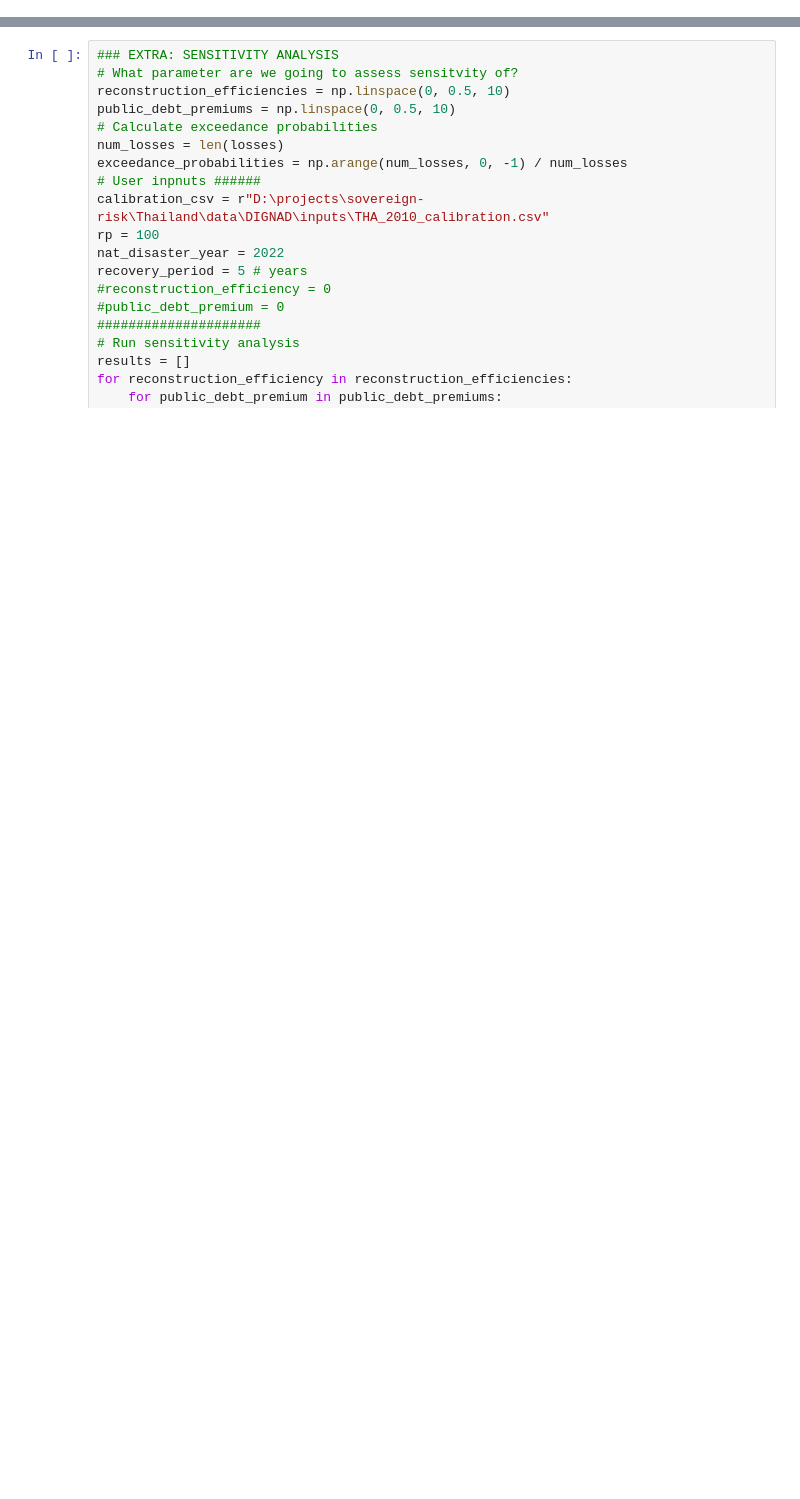
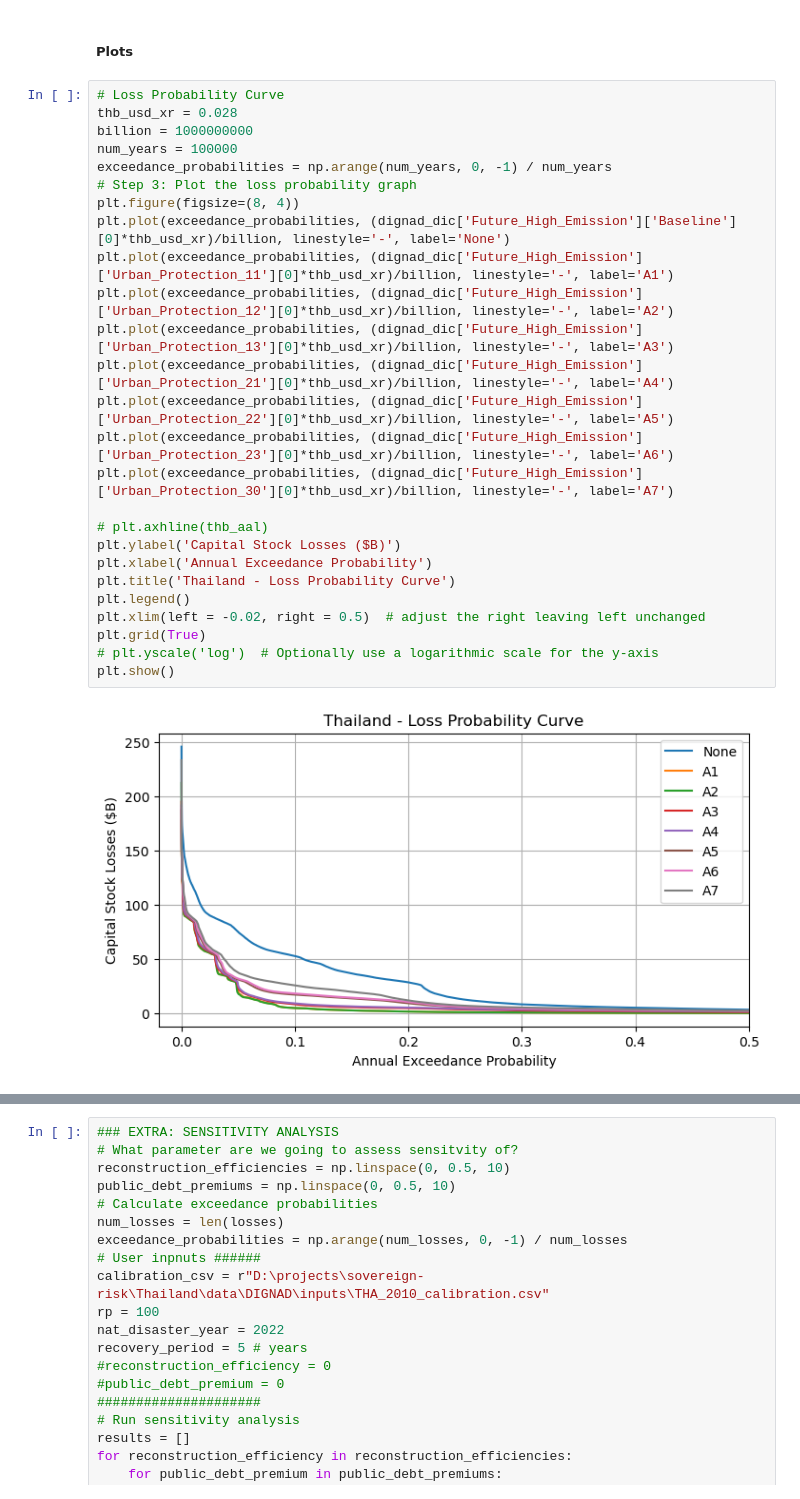
Before and after one commit to mvbnffc/sovereign-risk-tha, a Jupyter notebook: jupyter/flood_risk_DIGNAD_implementation.ipynb, the cells around one changed output, grey strips where cells are left out. Saved outputs shown, nothing was run; the diff lists cells and outputs as text; blank space fills up the shorter version.

```diff
--- a/jupyter/flood_risk_DIGNAD_implementation.ipynb
+++ b/jupyter/flood_risk_DIGNAD_implementation.ipynb
@@ -122,0 +358,30 @@ gdp_impact, years = run_DIGNAD(calibration_csv, nat_disaster_year, recovery_peri
+# %% [markdown]
+##### Plots
+# %%
+# Loss Probability Curve
+thb_usd_xr = 0.028
+billion = 1000000000
+num_years = 100000
+exceedance_probabilities = np.arange(num_years, 0, -1) / num_years
+# Step 3: Plot the loss probability graph
+plt.figure(figsize=(8, 4))
+plt.plot(exceedance_probabilities, (dignad_dic['Future_High_Emission']['Baseline'][0]*thb_usd_xr)/billion, linestyle='-', label='None')
+plt.plot(exceedance_probabilities, (dignad_dic['Future_High_Emission']['Urban_Protection_11'][0]*thb_usd_xr)/billion, linestyle='-', label='A1')
+plt.plot(exceedance_probabilities, (dignad_dic['Future_High_Emission']['Urban_Protection_12'][0]*thb_usd_xr)/billion, linestyle='-', label='A2')
+plt.plot(exceedance_probabilities, (dignad_dic['Future_High_Emission']['Urban_Protection_13'][0]*thb_usd_xr)/billion, linestyle='-', label='A3')
+plt.plot(exceedance_probabilities, (dignad_dic['Future_High_Emission']['Urban_Protection_21'][0]*thb_usd_xr)/billion, linestyle='-', label='A4')
+plt.plot(exceedance_probabilities, (dignad_dic['Future_High_Emission']['Urban_Protection_22'][0]*thb_usd_xr)/billion, linestyle='-', label='A5')
+plt.plot(exceedance_probabilities, (dignad_dic['Future_High_Emission']['Urban_Protection_23'][0]*thb_usd_xr)/billion, linestyle='-', label='A6')
+plt.plot(exceedance_probabilities, (dignad_dic['Future_High_Emission']['Urban_Protection_30'][0]*thb_usd_xr)/billion, linestyle='-', label='A7')
+
+# plt.axhline(thb_aal)
+plt.ylabel('Capital Stock Losses ($B)')
+plt.xlabel('Annual Exceedance Probability')
+plt.title('Thailand - Loss Probability Curve')
+plt.legend()
+plt.xlim(left = -0.02, right = 0.5)  # adjust the right leaving left unchanged
+plt.grid(True)
+# plt.yscale('log')  # Optionally use a logarithmic scale for the y-axis
+plt.show()
+# %% [output]
+[figure, added]
```
Also changed, not shown: parts of 32 cells of this notebook, 1 other file.
